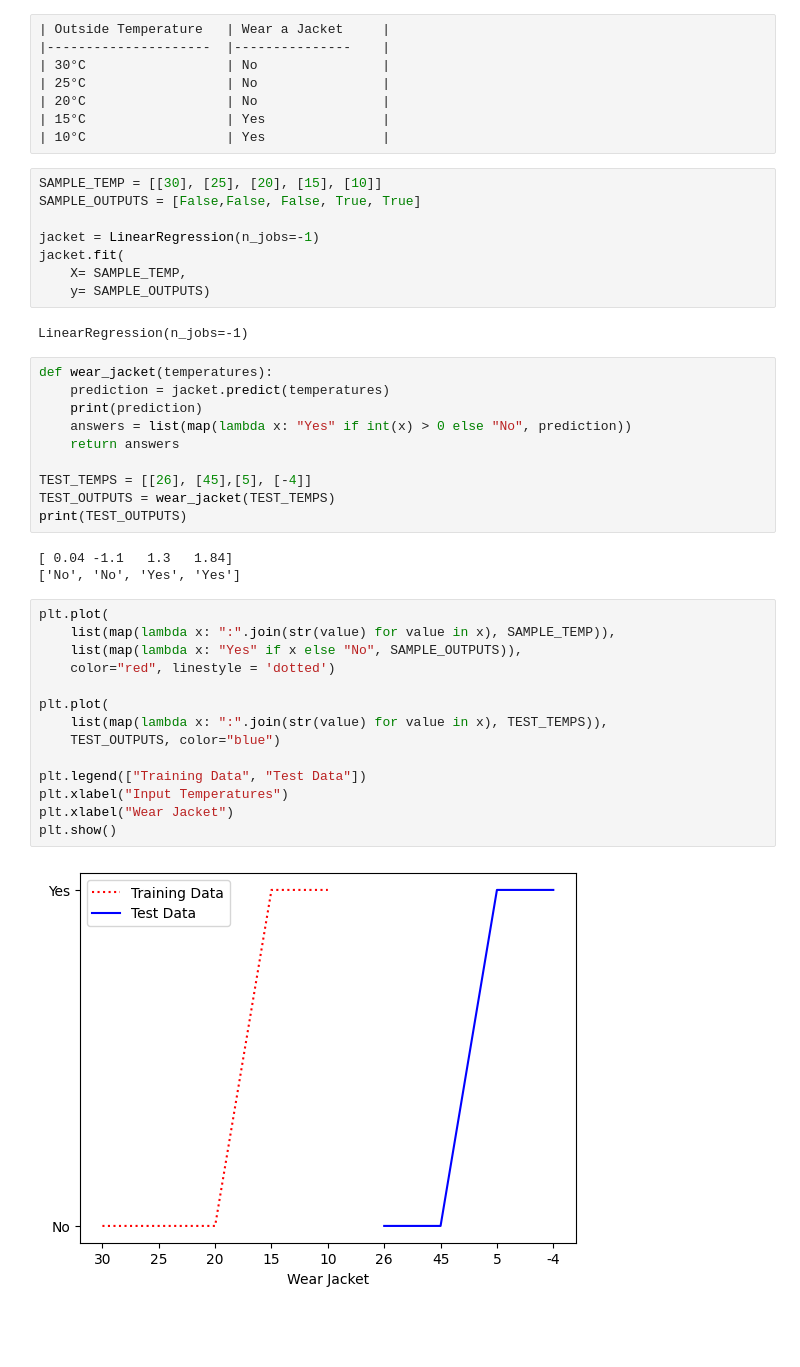
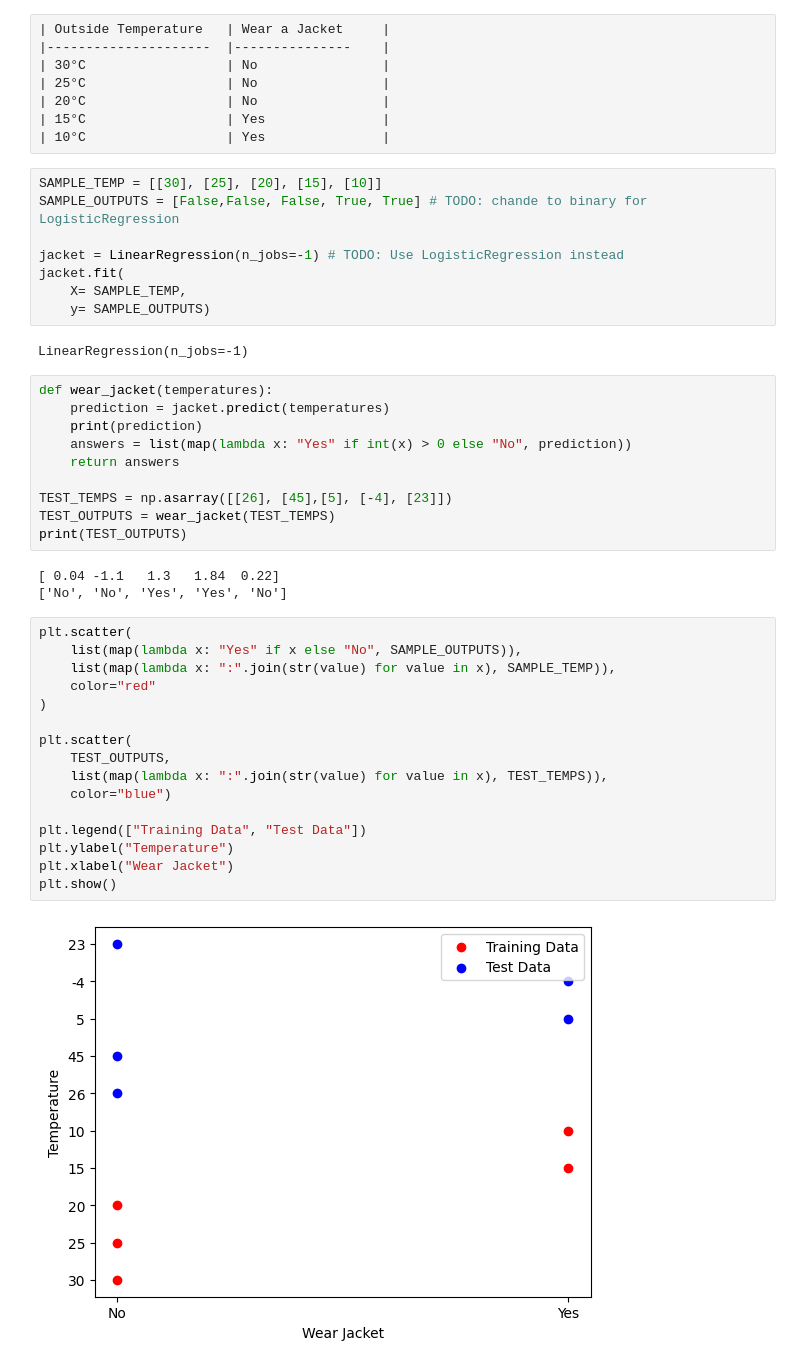
Before and after one commit to azhar22k/pyplay, a Jupyter notebook: 5.AI Model basics.ipynb, the cells around one changed output. Drawn from its saved outputs; the diff is of its cells as text; blank space fills up the shorter version.

```diff
--- a/5.AI Model basics.ipynb
+++ b/5.AI Model basics.ipynb
@@ -108,9 +120,9 @@ Consider a very primitive example when you have to decide whether to wear a jack
 | 10°C                	| Yes           	|
 # %%
 SAMPLE_TEMP = [[30], [25], [20], [15], [10]]
-SAMPLE_OUTPUTS = [False,False, False, True, True]
+SAMPLE_OUTPUTS = [False,False, False, True, True] # TODO: chande to binary for LogisticRegression
 
-jacket = LinearRegression(n_jobs=-1)
+jacket = LinearRegression(n_jobs=-1) # TODO: Use LogisticRegression instead
 jacket.fit(
     X= SAMPLE_TEMP,
     y= SAMPLE_OUTPUTS)
@@ -123,25 +135,27 @@ def wear_jacket(temperatures):
     answers = list(map(lambda x: "Yes" if int(x) > 0 else "No", prediction))
     return answers
 
-TEST_TEMPS = [[26], [45],[5], [-4]]
+TEST_TEMPS = np.asarray([[26], [45],[5], [-4], [23]])
 TEST_OUTPUTS = wear_jacket(TEST_TEMPS)
 print(TEST_OUTPUTS)
 # %% [output]
-[ 0.04 -1.1   1.3   1.84]
-['No', 'No', 'Yes', 'Yes']
+[ 0.04 -1.1   1.3   1.84  0.22]
+['No', 'No', 'Yes', 'Yes', 'No']
 # %%
-plt.plot(
+plt.scatter(
+    list(map(lambda x: "Yes" if x else "No", SAMPLE_OUTPUTS)),
     list(map(lambda x: ":".join(str(value) for value in x), SAMPLE_TEMP)),
-    list(map(lambda x: "Yes" if x else "No", SAMPLE_OUTPUTS)),
-    color="red", linestyle = 'dotted')
+    color="red"
+)
 
-plt.plot(
+plt.scatter(
+    TEST_OUTPUTS,
     list(map(lambda x: ":".join(str(value) for value in x), TEST_TEMPS)),
-    TEST_OUTPUTS, color="blue")
+    color="blue")
 
 plt.legend(["Training Data", "Test Data"])
-plt.xlabel("Input Temperatures")
+plt.ylabel("Temperature")
 plt.xlabel("Wear Jacket")
 plt.show()
 # %% [output]
-[figure, old version]
+[figure, new version]
```
Also changed, not shown: parts of 5 cells of this notebook.
